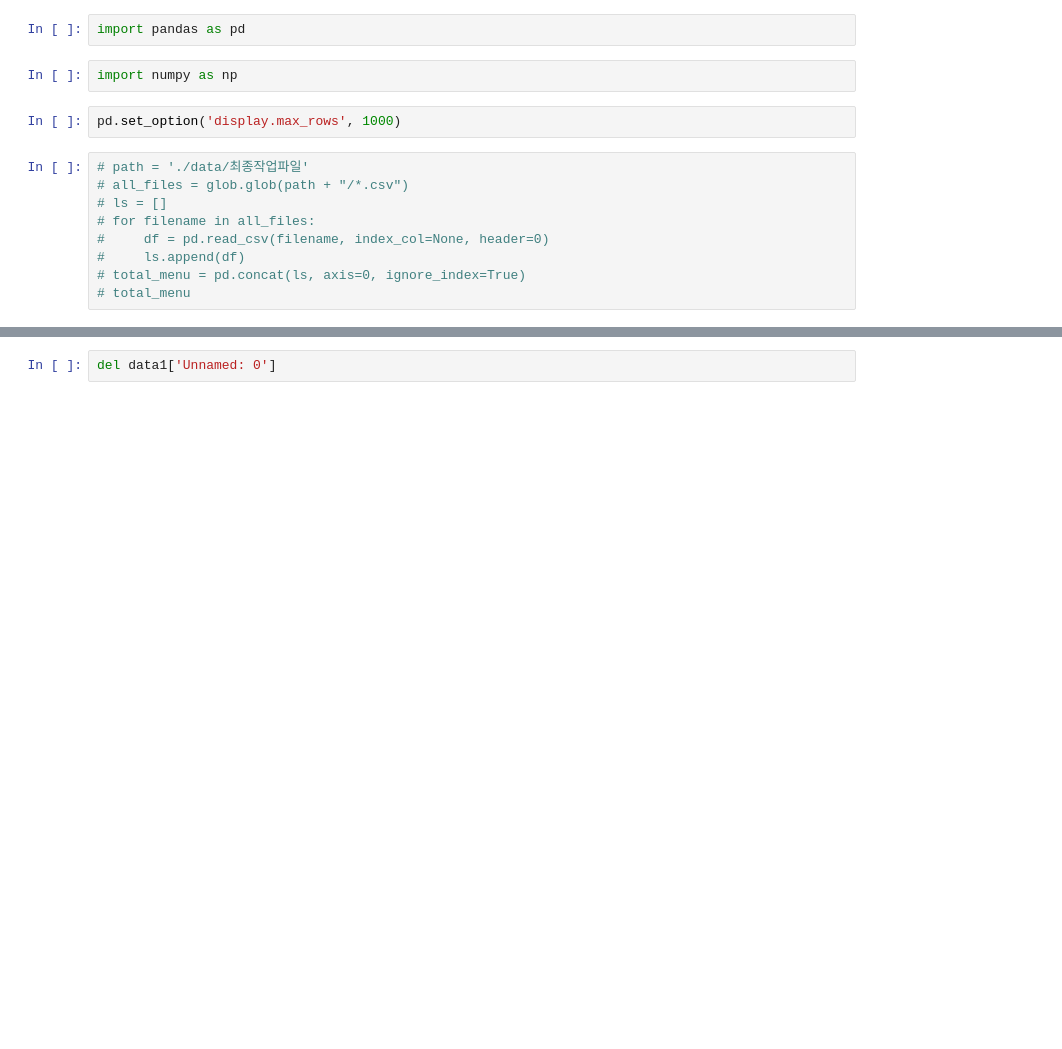
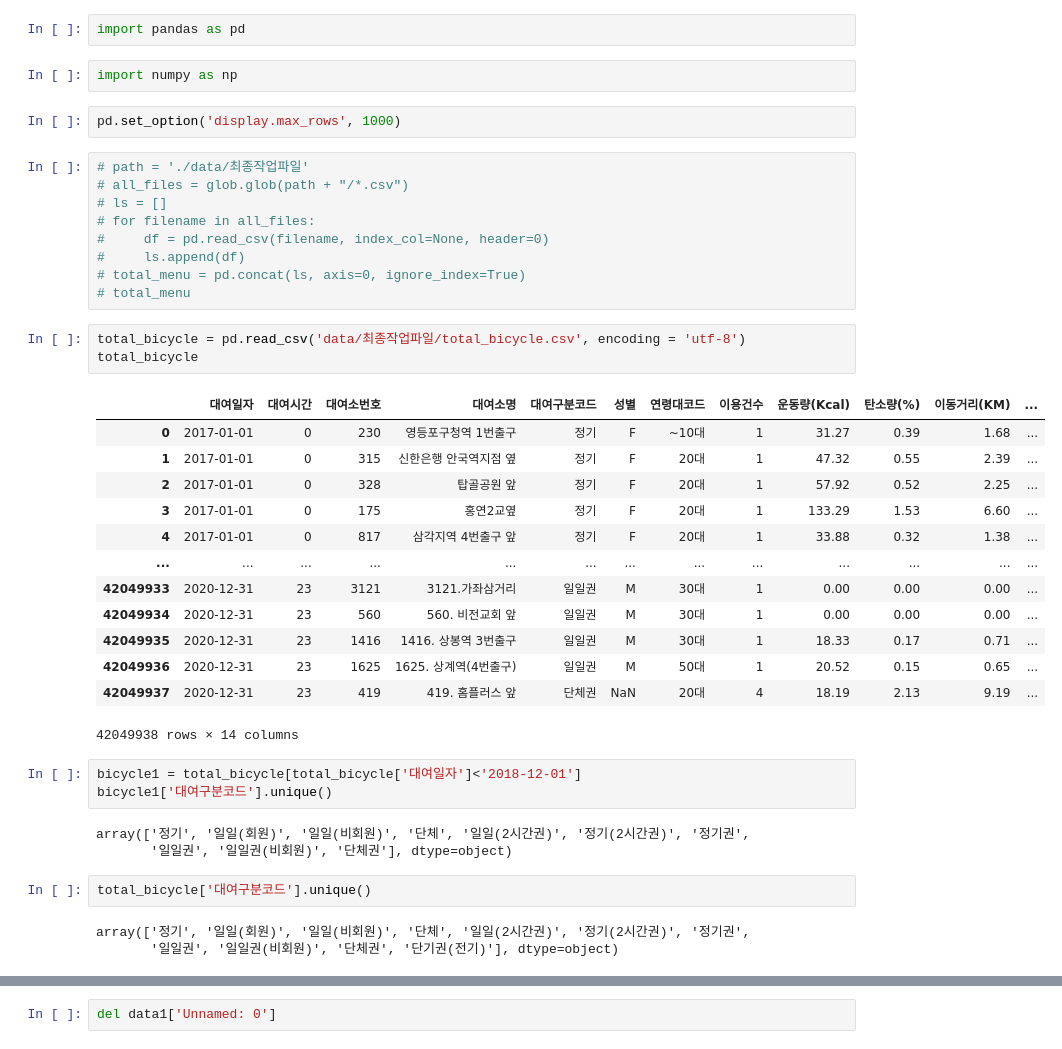
Before and after one commit to JinSuJinSu/jupyter-notebook, a Jupyter notebook: bicycle-project.ipynb, the cells around one changed output, grey strips where cells are left out. Saved outputs shown, nothing was run; the diff lists cells and outputs as text; blank space fills up the shorter version.

```diff
--- a/bicycle-project.ipynb
+++ b/bicycle-project.ipynb
@@ -13,3 +13,31 @@ pd.set_option('display.max_rows', 1000)
 #     ls.append(df)
 # total_menu = pd.concat(ls, axis=0, ignore_index=True)
 # total_menu
+# %%
+total_bicycle = pd.read_csv('data/최종작업파일/total_bicycle.csv', encoding = 'utf-8')
+total_bicycle
+# %% [output]
+|  | 대여일자 | 대여시간 | 대여소번호 | 대여소명 | 대여구분코드 | 성별 | 연령대코드 | 이용건수 | 운동량(Kcal) | 탄소량(%) | 이동거리(KM) | ... |
+| 0 | 2017-01-01 | 0 | 230 | 영등포구청역 1번출구 | 정기 | F | ~10대 | 1 | 31.27 | 0.39 | 1.68 | ... |
+| 1 | 2017-01-01 | 0 | 315 | 신한은행 안국역지점 옆 | 정기 | F | 20대 | 1 | 47.32 | 0.55 | 2.39 | ... |
+| 2 | 2017-01-01 | 0 | 328 | 탑골공원 앞 | 정기 | F | 20대 | 1 | 57.92 | 0.52 | 2.25 | ... |
+| 3 | 2017-01-01 | 0 | 175 | 홍연2교옆 | 정기 | F | 20대 | 1 | 133.29 | 1.53 | 6.60 | ... |
+| 4 | 2017-01-01 | 0 | 817 | 삼각지역 4번출구 앞 | 정기 | F | 20대 | 1 | 33.88 | 0.32 | 1.38 | ... |
+| ... | ... | ... | ... | ... | ... | ... | ... | ... | ... | ... | ... | ... |
+| 42049933 | 2020-12-31 | 23 | 3121 | 3121.가좌삼거리 | 일일권 | M | 30대 | 1 | 0.00 | 0.00 | 0.00 | ... |
+| 42049934 | 2020-12-31 | 23 | 560 | 560. 비전교회 앞 | 일일권 | M | 30대 | 1 | 0.00 | 0.00 | 0.00 | ... |
+| 42049935 | 2020-12-31 | 23 | 1416 | 1416. 상봉역 3번출구 | 일일권 | M | 30대 | 1 | 18.33 | 0.17 | 0.71 | ... |
+| 42049936 | 2020-12-31 | 23 | 1625 | 1625. 상계역(4번출구) | 일일권 | M | 50대 | 1 | 20.52 | 0.15 | 0.65 | ... |
+| 42049937 | 2020-12-31 | 23 | 419 | 419. 홈플러스 앞 | 단체권 | NaN | 20대 | 4 | 18.19 | 2.13 | 9.19 | ... |
+42049938 rows × 14 columns
+# %%
+bicycle1 = total_bicycle[total_bicycle['대여일자']<'2018-12-01']
+bicycle1['대여구분코드'].unique()
+# %% [output]
+array(['정기', '일일(회원)', '일일(비회원)', '단체', '일일(2시간권)', '정기(2시간권)', '정기권',
+       '일일권', '일일권(비회원)', '단체권'], dtype=object)
+# %%
+total_bicycle['대여구분코드'].unique()
+# %% [output]
+array(['정기', '일일(회원)', '일일(비회원)', '단체', '일일(2시간권)', '정기(2시간권)', '정기권',
+       '일일권', '일일권(비회원)', '단체권', '단기권(전기)'], dtype=object)
```
Also changed, not shown: parts of 142 cells of this notebook, 2 other files.
